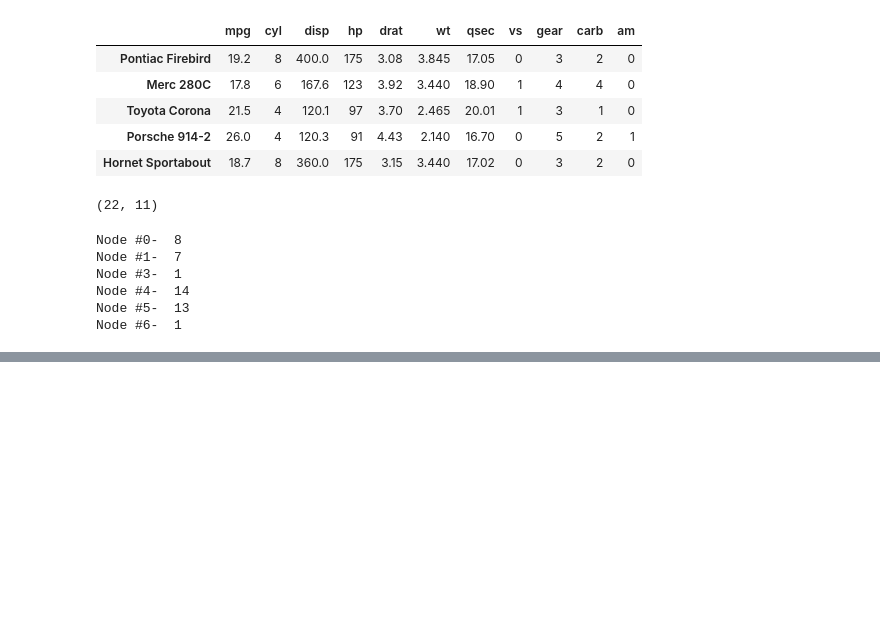
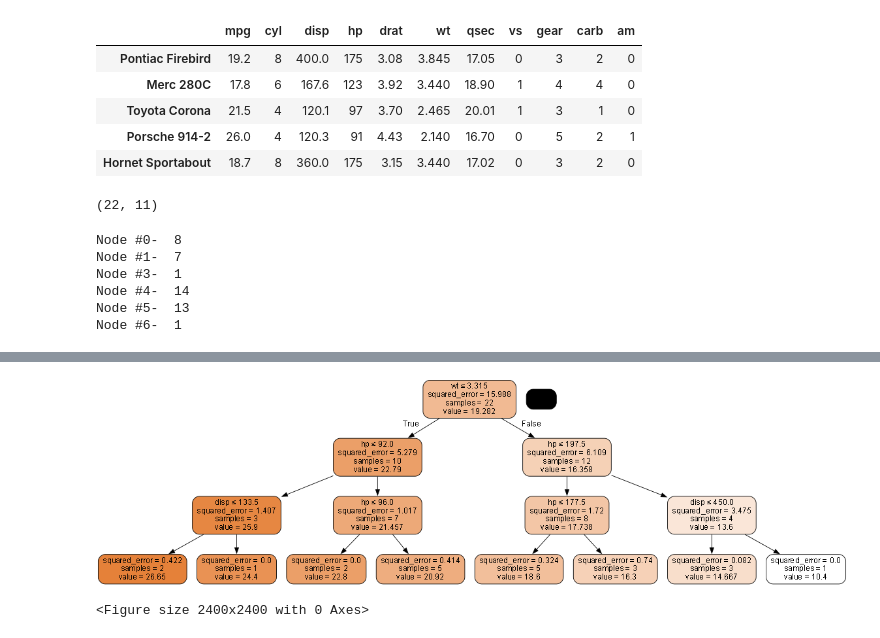
Before and after one commit to DUanalytics/pyJupyter, a Jupyter notebook: 07-analytics2/3DTC/DT_mtcars.ipynb, the cells around one changed output, grey strips where cells are left out. Drawn from its saved outputs; the diff is of its cells as text; code cells hidden in the pictures; blank space fills up the shorter version.

```diff
--- a/07-analytics2/3DTC/DT_mtcars.ipynb
+++ b/07-analytics2/3DTC/DT_mtcars.ipynb
@@ -234,0 +337,11 @@ plot_tree(clf1, feature_names=X.columns, fontsize=10, filled=True, precision=2);
+# %%
+dot_data2 = StringIO()
+plt.figure(figsize=(8,8), dpi=300)
+export_graphviz(clf2, out_file=dot_data2, filled=True, rounded=True, special_characters=True, feature_names = feature_columns2)
+graph2 = pydotplus.graph_from_dot_data(dot_data2.getvalue())
+graph2.set_size('"12,12!"')
+graph2.write_png('mtcarsDT2.png')
+Image(graph2.create_png(), width=800, height=500)
+# %% [output]
+[figure, added]
+<Figure size 2400x2400 with 0 Axes>
```
Also changed, not shown: parts of 80 cells of this notebook, 3 other files.
